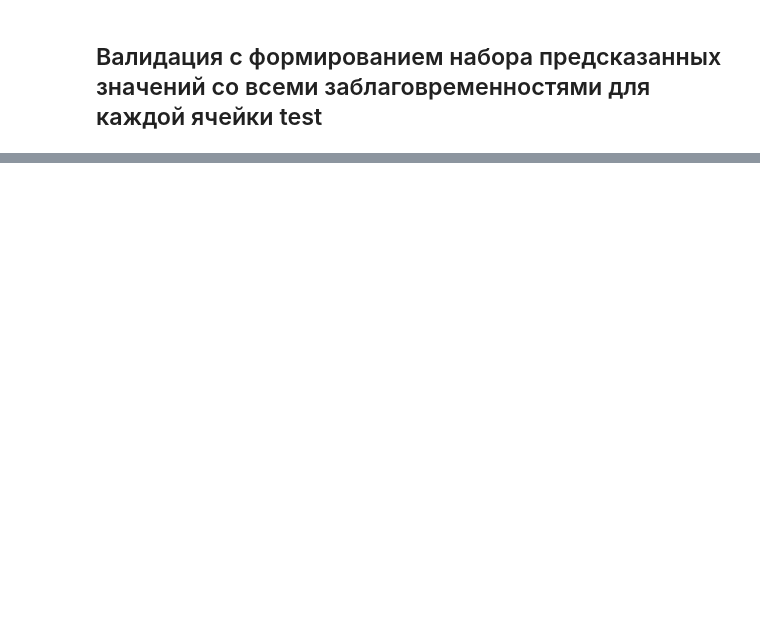
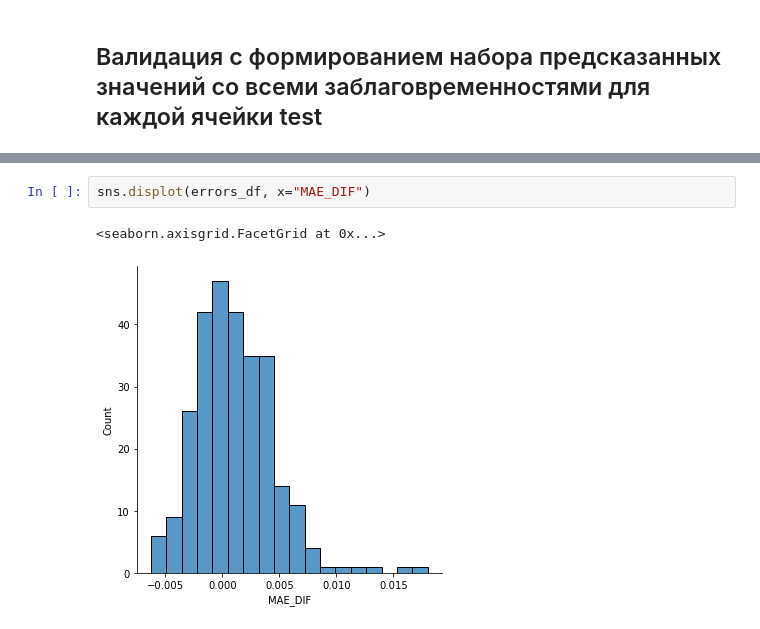
Before and after one commit to ChrisLisbon/ITMO_master_degree_classes, a Jupyter notebook: Research_work(NEMO)/2.2_grid_validation.ipynb, the cells around one changed output, grey strips where cells are left out. Cells and saved outputs as stored; diff of their text form; blank space fills up the shorter version.

```diff
--- a/Research_work(NEMO)/2.2_grid_validation.ipynb
+++ b/Research_work(NEMO)/2.2_grid_validation.ipynb
@@ -175,0 +230,5 @@ errors_df
+# %%
+sns.displot(errors_df, x="MAE_DIF")
+# %% [output]
+<seaborn.axisgrid.FacetGrid at 0x...>
+[figure, added]
```
Also changed, not shown: parts of 5 cells of this notebook, 6 other files.
